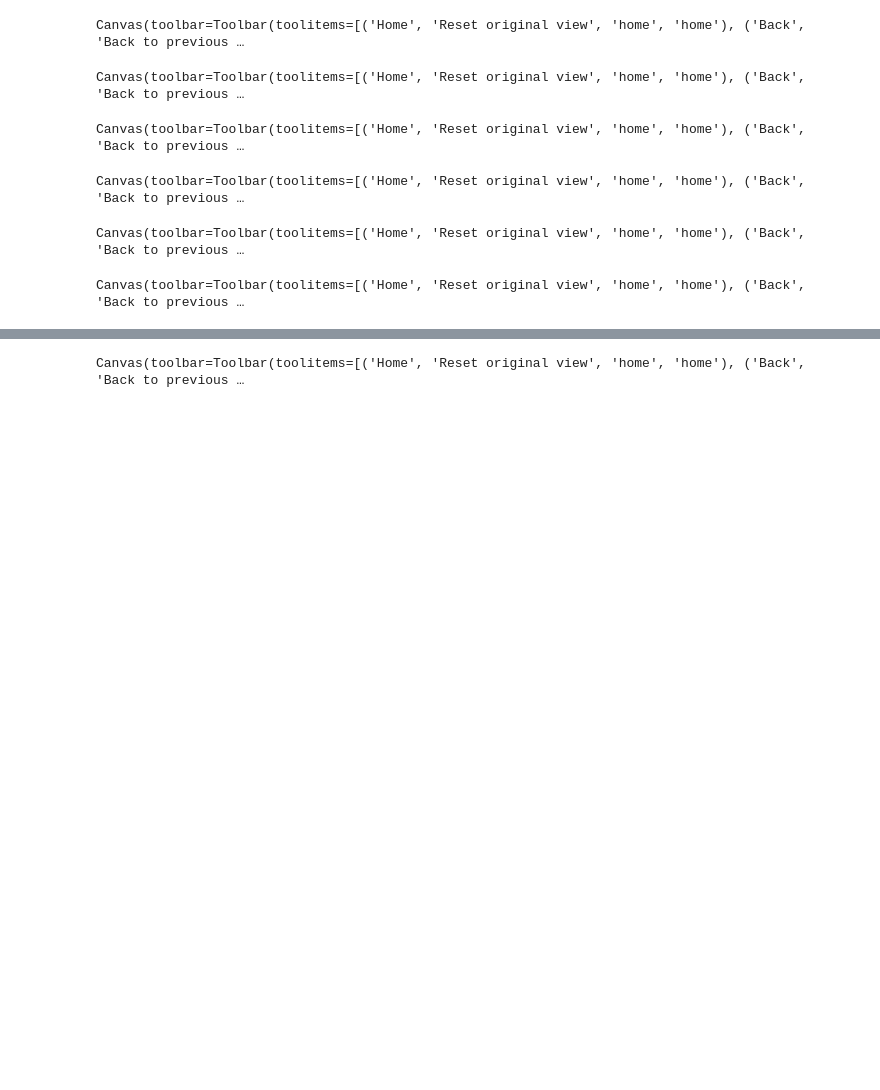
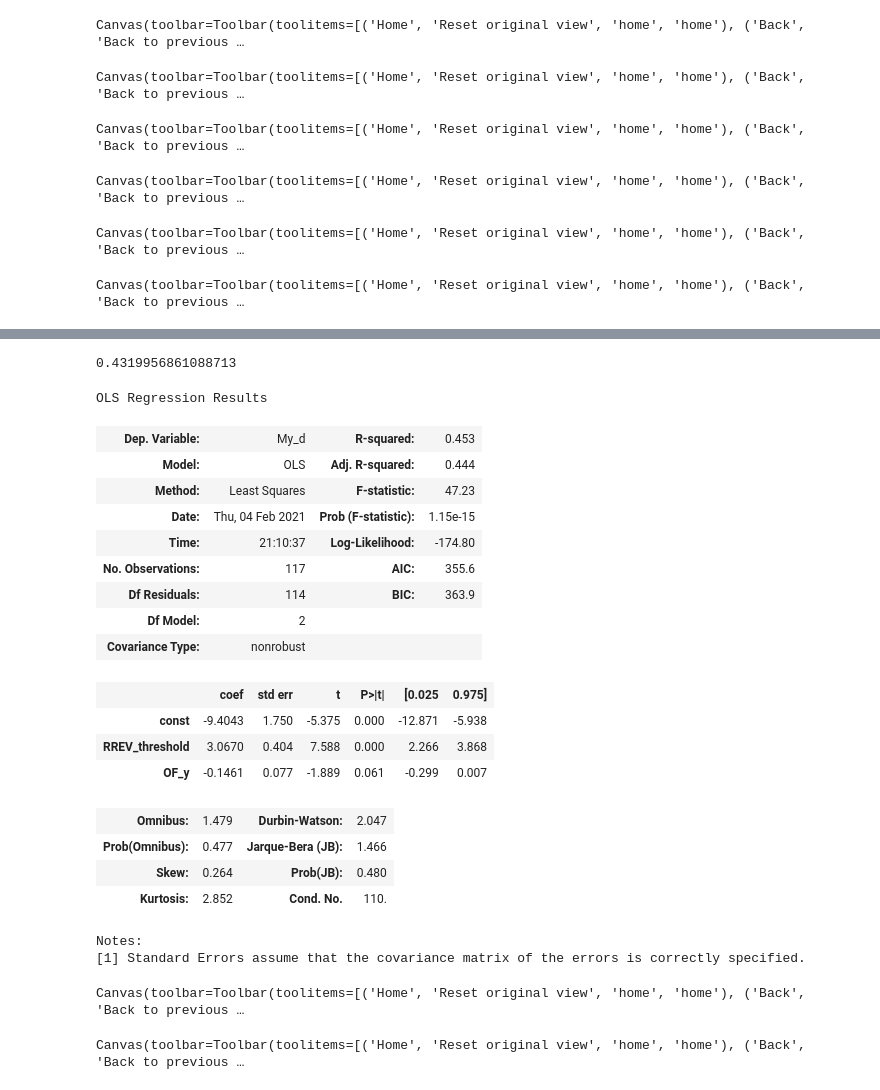
Before and after one commit to bhabas/sar_simulation, a Jupyter notebook: src/Projects/Narrow-Short_DataAnalysis/Narrow-Short_Analysis.ipynb, the cells around one changed output, grey strips where cells are left out. Saved outputs shown, nothing was run; the diff lists cells and outputs as text; code cells hidden in the pictures; blank space fills up the shorter version.

```diff
--- a/src/Projects/Narrow-Short_DataAnalysis/Narrow-Short_Analysis.ipynb
+++ b/src/Projects/Narrow-Short_DataAnalysis/Narrow-Short_Analysis.ipynb
@@ -457,0 +480,15 @@ Canvas(toolbar=Toolbar(toolitems=[('Home', 'Reset original view', 'home', 'home'
+# %%
+from sklearn.linear_model import LinearRegression
+
+
+df_reg = df.query(f"landing_rate>={0.8} & RREV_threshold>{3.5}")
+
+
+X = df_reg[['RREV_threshold','OF_y']]
+Y = df_reg['My_d']
+
+reg = LinearRegression(normalize=True)
+reg.fit(X,Y)
+
+intercept = reg.intercept_
+coeffs = reg.coef_
@@ -458,3 +524,62 @@ Canvas(toolbar=Toolbar(toolitems=[('Home', 'Reset original view', 'home', 'home'
+# %%
+def r_squared(y, y_hat):
+    y_bar = y.mean()
+    ss_tot = ((y-y_bar)**2).sum()
+    ss_res = ((y-y_hat)**2).sum()
+    return 1 - (ss_res/ss_tot)
+
+r_squared(df_reg['My_d'],My_d_regr)
+# %% [output]
+0.4319956861088713
+# %%
+import statsmodels.api as ssm #for detail description of linear coefficients, intercepts, deviations, and many more
+X=ssm.add_constant(X)        #to add constant value in the model
+model= ssm.OLS(Y,X).fit()         #fitting the model
+predictions= model.summary()      #summary of the model
+predictions
+# %% [output]
+OLS Regression Results
+| Dep. Variable: | My_d | R-squared: | 0.453 |
+| Model: | OLS | Adj. R-squared: | 0.444 |
+| Method: | Least Squares | F-statistic: | 47.23 |
+| Date: | Thu, 04 Feb 2021 | Prob (F-statistic): | 1.15e-15 |
+| Time: | 21:10:37 | Log-Likelihood: | -174.80 |
+| No. Observations: | 117 | AIC: | 355.6 |
+| Df Residuals: | 114 | BIC: | 363.9 |
+| Df Model: | 2 |  |  |
+| Covariance Type: | nonrobust |  |  |
+|  | coef | std err | t | P>|t| | [0.025 | 0.975] |
+| const | -9.4043 | 1.750 | -5.375 | 0.000 | -12.871 | -5.938 |
+| RREV_threshold | 3.0670 | 0.404 | 7.588 | 0.000 | 2.266 | 3.868 |
+| OF_y | -0.1461 | 0.077 | -1.889 | 0.061 | -0.299 | 0.007 |
+| Omnibus: | 1.479 | Durbin-Watson: | 2.047 |
+| Prob(Omnibus): | 0.477 | Jarque-Bera (JB): | 1.466 |
+| Skew: | 0.264 | Prob(JB): | 0.480 |
+| Kurtosis: | 2.852 | Cond. No. | 110. |
+Notes:
+[1] Standard Errors assume that the covariance matrix of the errors is correctly specified.
+# %%
+fig = plt.figure()
+ax = fig.add_subplot(111,projection="3d")
+
+cmap = mpl.cm.rainbow
+norm = mpl.colors.Normalize(vmin=0,vmax=1)
+
+pcm = ax.scatter(df['RREV_threshold']*df['G1'],df['OF_y']*df['G2'],df['My_d'],c=df['landing_rate'],cmap=cmap)
+fig.colorbar(mpl.cm.ScalarMappable(norm=norm, cmap=cmap),label='Landing Rate')
+
+# ax.set_xlim(6,2)
+# ax.set_ylim(-10,0)
+# ax.set_zlim(0,10)
+
+ax.set_xlabel('RREV*G1')
+ax.set_ylabel('OF_y*G2')
+ax.set_zlabel('My_d')
+
+
+plt.show()
+# %% [output]
+Canvas(toolbar=Toolbar(toolitems=[('Home', 'Reset original view', 'home', 'home'), ('Back', 'Back to previous …
 # %%
 fig = plt.figure()
 ax = fig.add_subplot(111,projection="3d")
```
Also changed, not shown: parts of 4 cells of this notebook, 2 other files.
